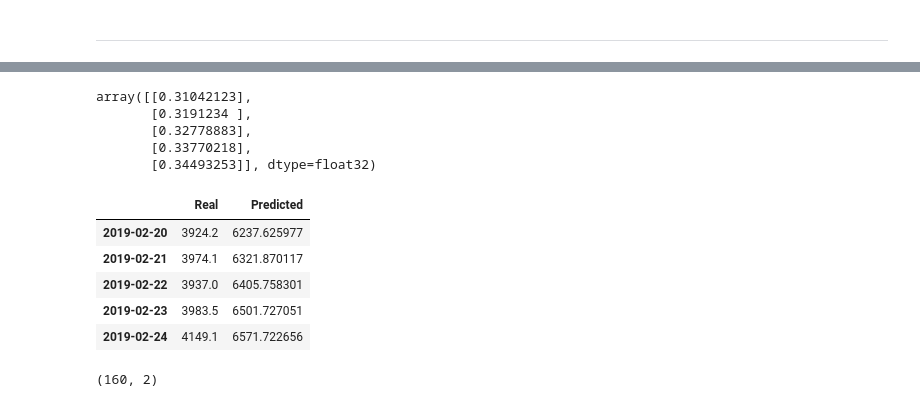
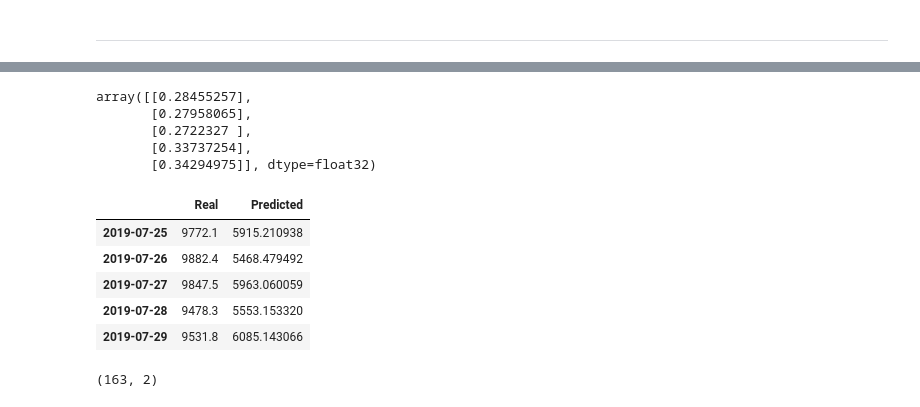
Before and after one commit to satheeshnarasimman/14_cryptocurrency_price_prediction_deep_learning, a Jupyter notebook: lstm_stock_predictor_fng.ipynb, the cells around one changed output, grey strips where cells are left out. Saved outputs shown, nothing was run; the diff lists cells and outputs as text; code cells hidden in the pictures.

```diff
--- a/lstm_stock_predictor_fng.ipynb
+++ b/lstm_stock_predictor_fng.ipynb
@@ -111,7 +114,7 @@ def window_data(df, window, feature_col_number, target_col_number):
 # %%
 # Predict Closing Prices using a 10 day window of previous fng values
 # Then, experiment with window sizes anywhere from 1 to 10 and see how the model performance changes
-window = 10
+window = 1
 
 # Column index 0 is the 'fng_value' column
 # Column index 1 is the `Close` column
@@ -336,11 +336,11 @@ model.evaluate(X_test_reshaped, y_test_scaled)
 predicted= model.predict (X_test_reshaped)
 predicted[:5]
 # %% [output]
-array([[0.31042123],
-       [0.3191234 ],
-       [0.32778883],
-       [0.33770218],
-       [0.34493253]], dtype=float32)
+array([[0.28455257],
+       [0.27958065],
+       [0.2722327 ],
+       [0.33737254],
+       [0.34294975]], dtype=float32)
 # %%
 # Recover the original prices instead of the scaled version
 predicted_prices = scaler.inverse_transform(predicted)
@@ -348,24 +348,24 @@ real_prices = scaler.inverse_transform(y_test_scaled.reshape(-1, 1))
 # %%
 # Create a DataFrame of Real and Predicted values
 real_predicted = pd.DataFrame(
     {
     "Real": real_prices.ravel(),
     "Predicted": predicted_prices.ravel()
     },
     index = df.index[-len(real_prices): ]
 )
 
-real_predicted.head()
+real_predicted.tail()
 # %% [output]
 |  | Real | Predicted |
-| 2019-02-20 | 3924.2 | 6237.625977 |
-| 2019-02-21 | 3974.1 | 6321.870117 |
-| 2019-02-22 | 3937.0 | 6405.758301 |
-| 2019-02-23 | 3983.5 | 6501.727051 |
-| 2019-02-24 | 4149.1 | 6571.722656 |
+| 2019-07-25 | 9772.1 | 5915.210938 |
+| 2019-07-26 | 9882.4 | 5468.479492 |
+| 2019-07-27 | 9847.5 | 5963.060059 |
+| 2019-07-28 | 9478.3 | 5553.153320 |
+| 2019-07-29 | 9531.8 | 6085.143066 |
 # %%
 real_predicted.shape
 # %% [output]
-(160, 2)
+(163, 2)
 # %%
 # Plot the real vs predicted values as a line chart
```
Also changed, not shown: parts of 20 cells of this notebook, 21 other files.
